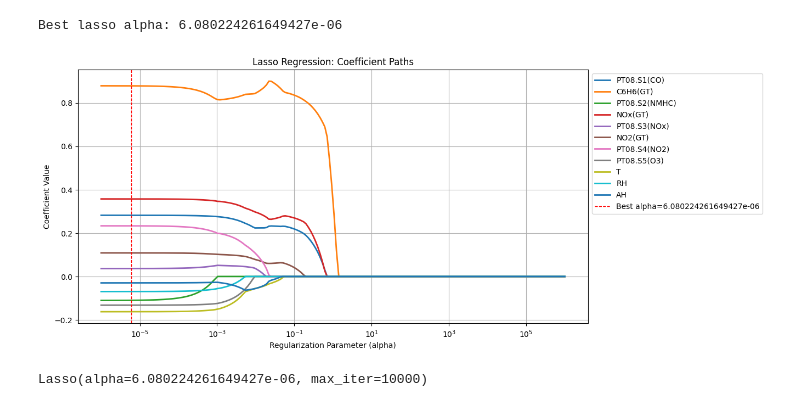
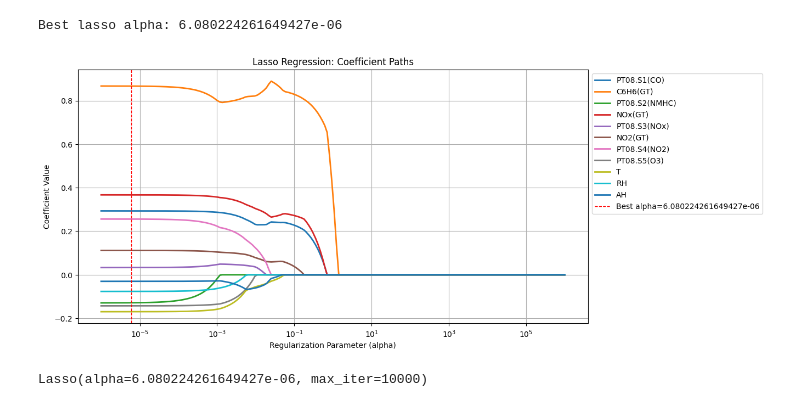
Before and after one commit to axeleth/Assignment, a Jupyter notebook: main.ipynb, the cells around one changed output. Drawn from its saved outputs; the diff is of its cells as text; code cells hidden in the pictures.

```diff
--- a/main.ipynb
+++ b/main.ipynb
@@ -389,28 +389,28 @@ Best lasso alpha: 6.080224261649427e-06
 # %%
 lasso_coefs = []
 for alpha in alphas:
     lasso = Lasso(alpha=alpha)
-    lasso.fit(X, y)
+    lasso.fit(X_train, y_train)
     lasso_coefs.append(lasso.coef_)
 
 lasso_coefs = np.array(lasso_coefs)
 
 plt.figure(figsize=(12, 6))
 # Lasso coefficient path
 
 for i, feature in enumerate(features):
     plt.plot(alphas, lasso_coefs[:, i], label=feature, linewidth=2)
 
 plt.axvline(lassoCV.alpha_, color='red', linestyle='--', linewidth=1,
             label=f'Best alpha={lassoCV.alpha_}')
 plt.xscale('log')
 plt.xlabel('Regularization Parameter (alpha)')
 plt.ylabel('Coefficient Value')
 plt.title('Lasso Regression: Coefficient Paths')
 plt.legend(bbox_to_anchor=(1, 1), loc='upper left')
 plt.grid(True)
 # %% [output]
-[figure, old version]
+[figure, new version]
 # %%
 ridge_optimal = Ridge(alpha=ridgeCV.alpha_)
 ridge_optimal.fit(X_train, y_train)
```
Also changed, not shown: parts of 17 cells of this notebook.
